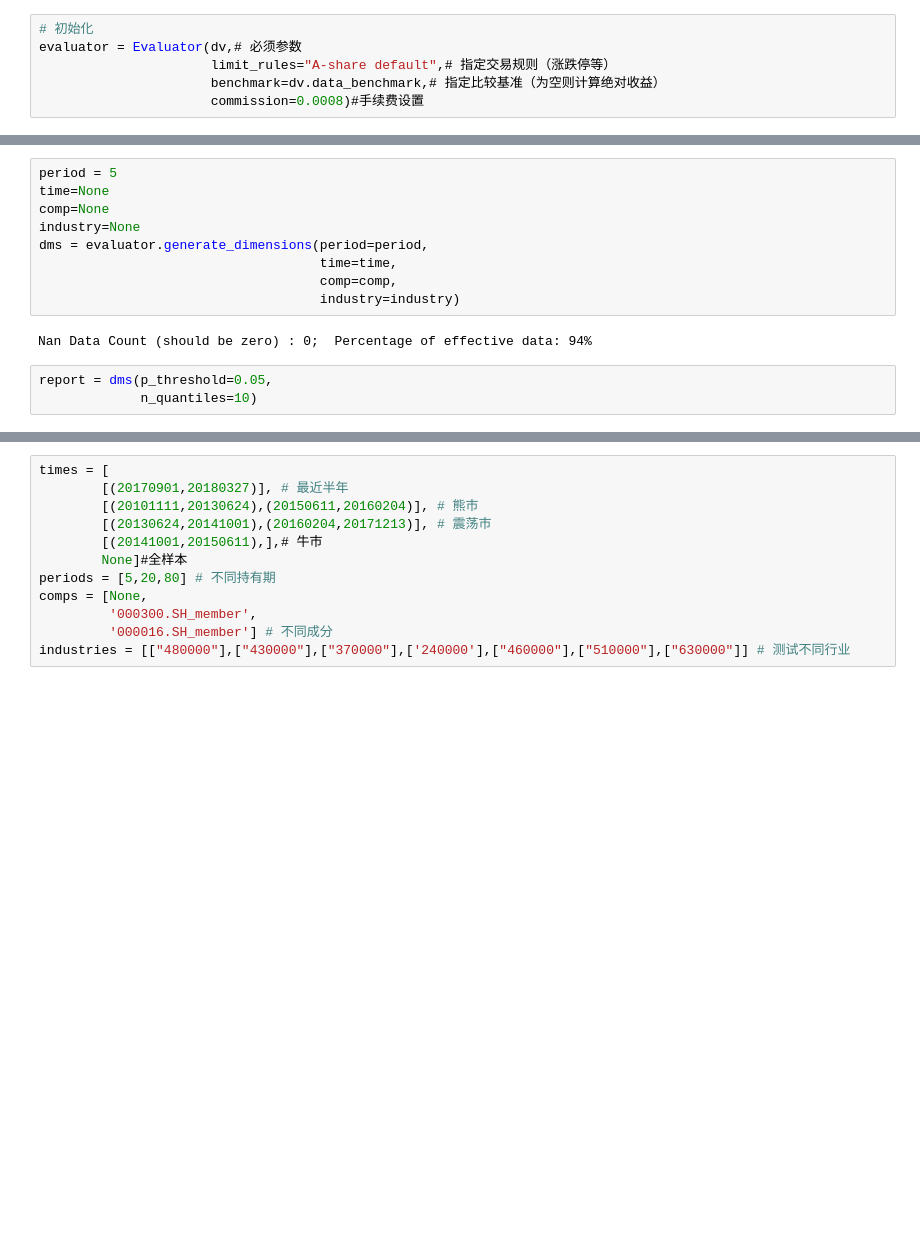
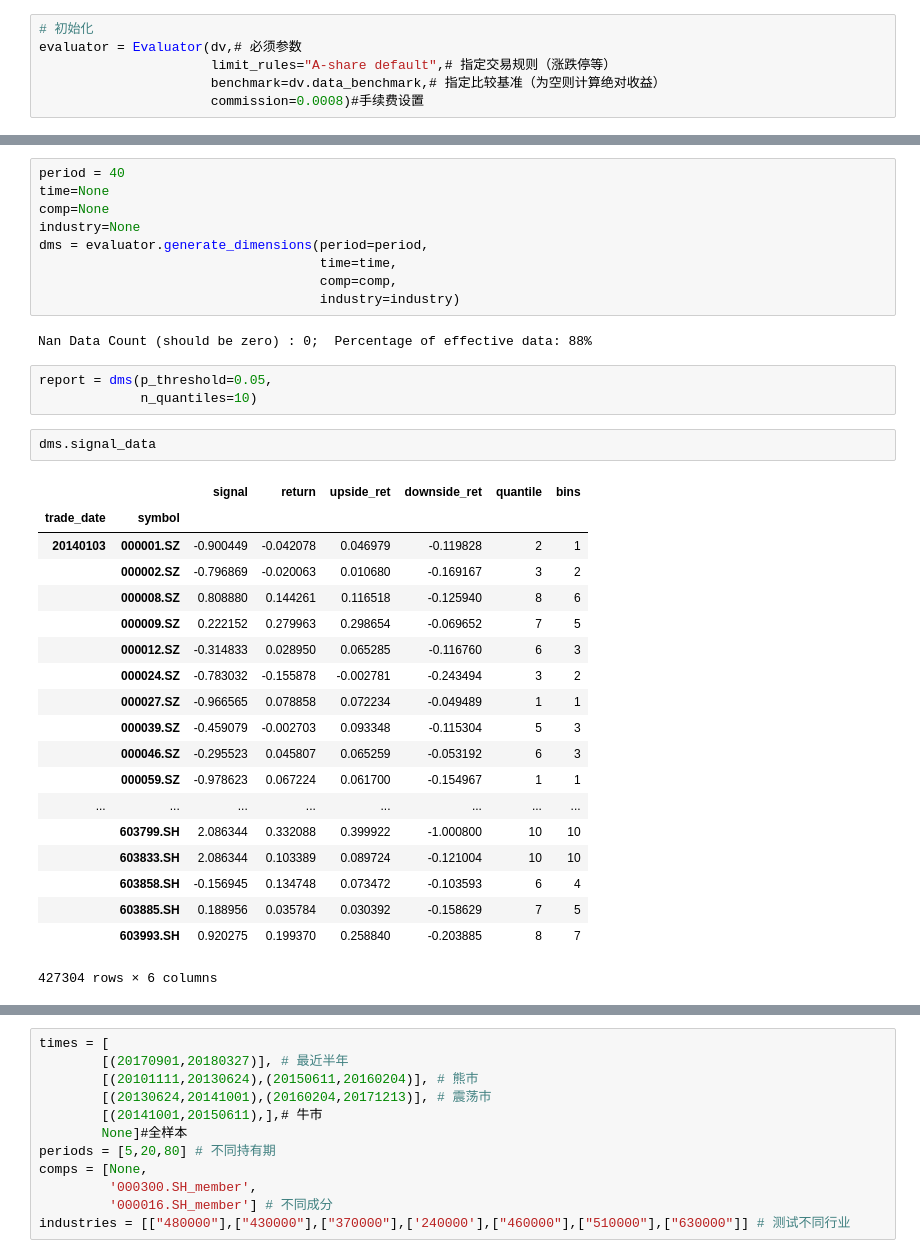
Before and after one commit to xingetouzi/fxdayu_betaman, a Jupyter notebook: fxdayu_betaman/evaluator/因子分析示例-Evaluator2.ipynb, the cells around one changed output, grey strips where cells are left out. Drawn from its saved outputs; the diff is of its cells as text; blank space fills up the shorter version.

```diff
--- a/fxdayu_betaman/evaluator/因子分析示例-Evaluator2.ipynb
+++ b/fxdayu_betaman/evaluator/因子分析示例-Evaluator2.ipynb
@@ -73,5 +73,5 @@ evaluator.residuals.unstack().head()
 # %%
-period = 5
+period = 40
 time=None
 comp=None
 industry=None
@@ -80,7 +80,29 @@ dms = evaluator.generate_dimensions(period=period,
                                     comp=comp,
                                     industry=industry)
 # %% [output]
-Nan Data Count (should be zero) : 0;  Percentage of effective data: 94%
+Nan Data Count (should be zero) : 0;  Percentage of effective data: 88%
 # %%
 report = dms(p_threshold=0.05,
              n_quantiles=10)
+# %%
+dms.signal_data
+# %% [output]
+|  |  | signal | return | upside_ret | downside_ret | quantile | bins |
+| trade_date | symbol |  |  |  |  |  |  |
+| 20140103 | 000001.SZ | -0.900449 | -0.042078 | 0.046979 | -0.119828 | 2 | 1 |
+|  | 000002.SZ | -0.796869 | -0.020063 | 0.010680 | -0.169167 | 3 | 2 |
+|  | 000008.SZ | 0.808880 | 0.144261 | 0.116518 | -0.125940 | 8 | 6 |
+|  | 000009.SZ | 0.222152 | 0.279963 | 0.298654 | -0.069652 | 7 | 5 |
+|  | 000012.SZ | -0.314833 | 0.028950 | 0.065285 | -0.116760 | 6 | 3 |
+|  | 000024.SZ | -0.783032 | -0.155878 | -0.002781 | -0.243494 | 3 | 2 |
+|  | 000027.SZ | -0.966565 | 0.078858 | 0.072234 | -0.049489 | 1 | 1 |
+|  | 000039.SZ | -0.459079 | -0.002703 | 0.093348 | -0.115304 | 5 | 3 |
+|  | 000046.SZ | -0.295523 | 0.045807 | 0.065259 | -0.053192 | 6 | 3 |
+|  | 000059.SZ | -0.978623 | 0.067224 | 0.061700 | -0.154967 | 1 | 1 |
+| ... | ... | ... | ... | ... | ... | ... | ... |
+|  | 603799.SH | 2.086344 | 0.332088 | 0.399922 | -1.000800 | 10 | 10 |
+|  | 603833.SH | 2.086344 | 0.103389 | 0.089724 | -0.121004 | 10 | 10 |
+|  | 603858.SH | -0.156945 | 0.134748 | 0.073472 | -0.103593 | 6 | 4 |
+|  | 603885.SH | 0.188956 | 0.035784 | 0.030392 | -0.158629 | 7 | 5 |
+|  | 603993.SH | 0.920275 | 0.199370 | 0.258840 | -0.203885 | 8 | 7 |
+427304 rows × 6 columns
```
Also changed, not shown: parts of 5 cells of this notebook, 1 other file.
